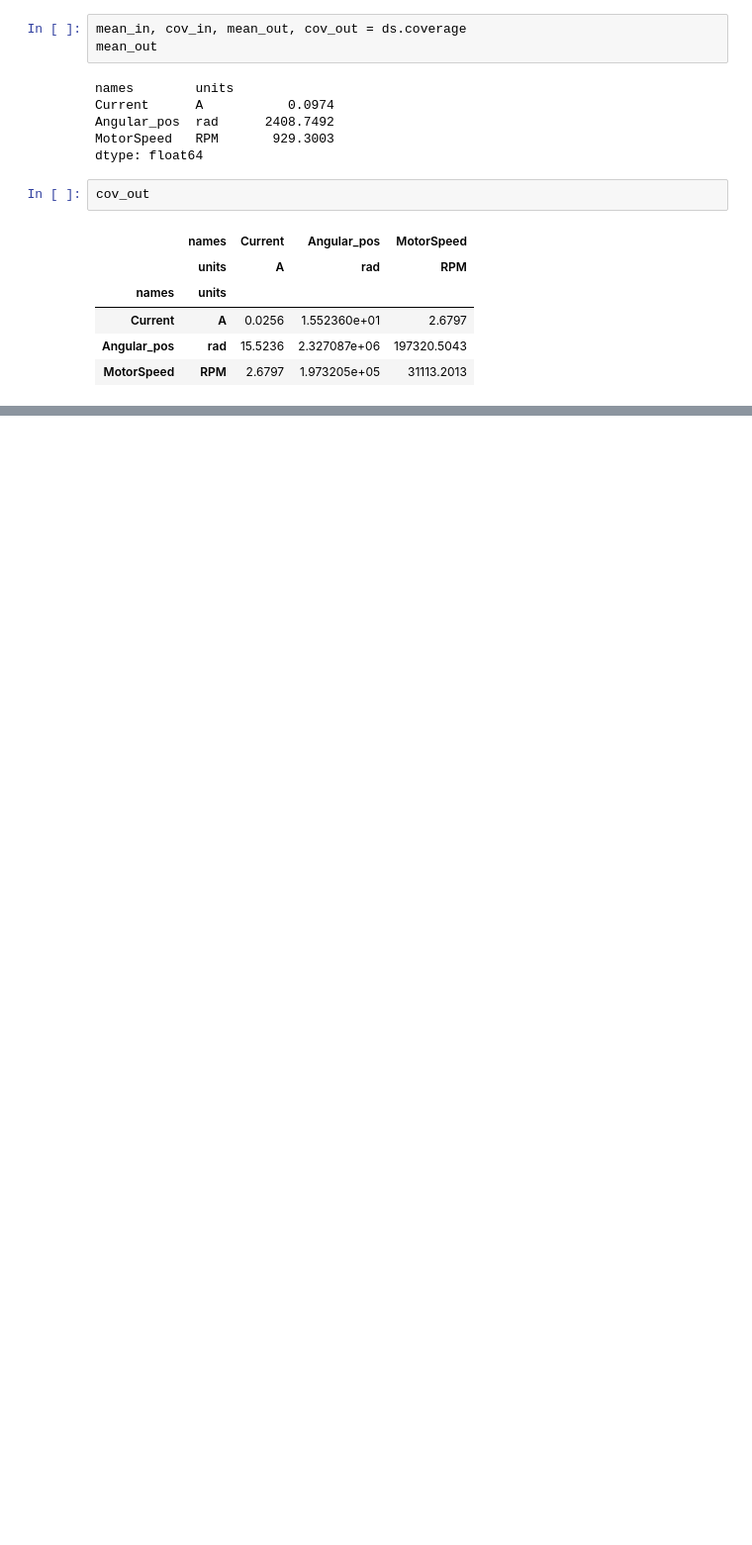
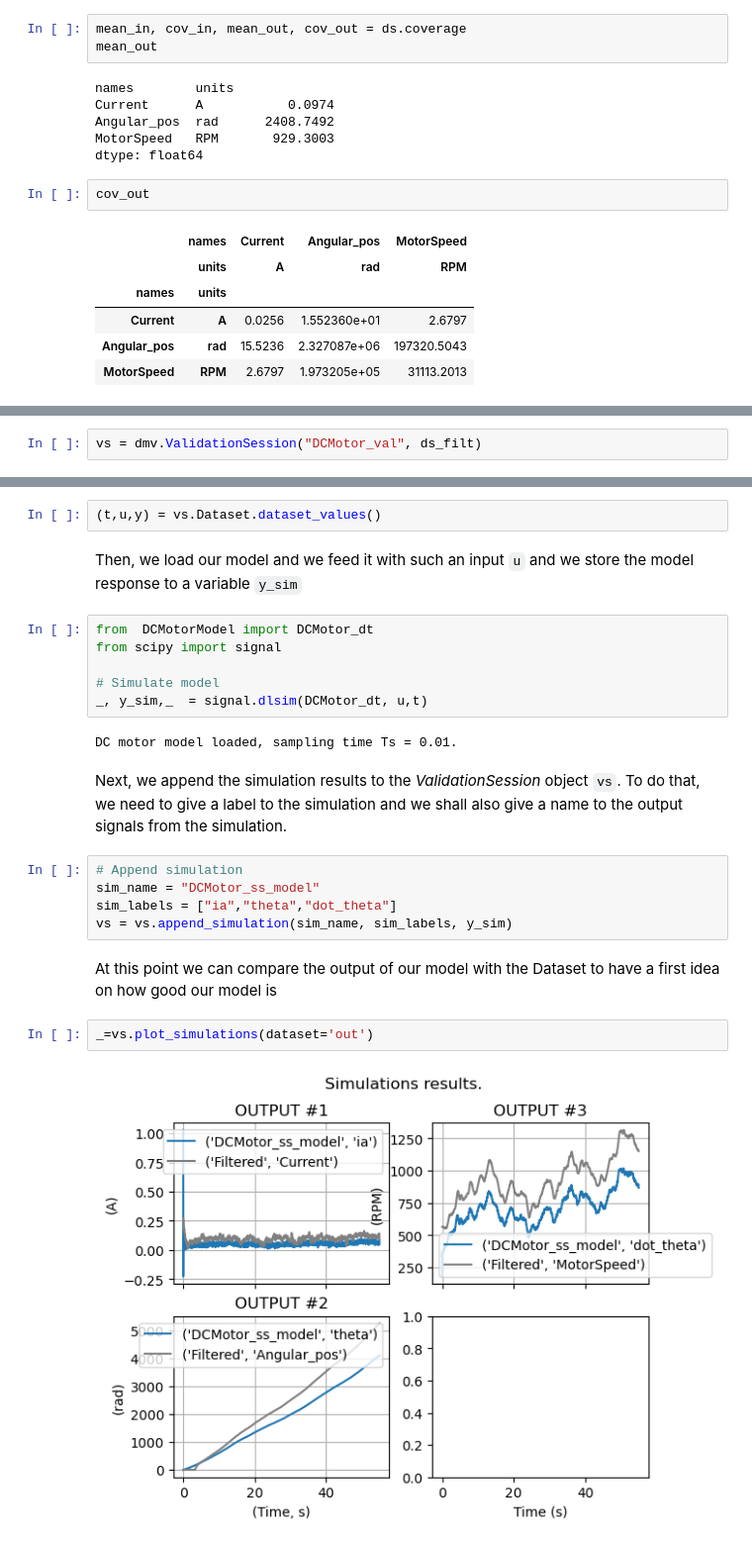
Before and after one commit to VolvoGroup/dymoval, a Jupyter notebook: scripts/tutorial.ipynb, the cells around one changed output, grey strips where cells are left out. Shown: that part at 99% size. Saved outputs shown, nothing was run; the diff lists cells and outputs as text; blank space fills up the shorter version.

```diff
--- a/scripts/tutorial.ipynb
+++ b/scripts/tutorial.ipynb
@@ -131,0 +172,2 @@ dmv.compare_datasets(ds,ds_filt,kind="coverage")
+# %%
+vs = dmv.ValidationSession("DCMotor_val", ds_filt)
@@ -131,0 +177,25 @@ dmv.compare_datasets(ds,ds_filt,kind="coverage")
+# %%
+(t,u,y) = vs.Dataset.dataset_values()
+# %% [markdown]
+Then, we load our model and we feed it with such an input `u` and we store the model response to a variable `y_sim`
+# %%
+from  DCMotorModel import DCMotor_dt
+from scipy import signal
+
+# Simulate model
+_, y_sim,_  = signal.dlsim(DCMotor_dt, u,t)
+# %% [output]
+DC motor model loaded, sampling time Ts = 0.01.
+# %% [markdown]
+Next, we append the simulation results to the *ValidationSession* object `vs`. To do that, we need to give a label to the simulation and we shall also give a name to the output signals from the simulation.
+# %%
+# Append simulation
+sim_name = "DCMotor_ss_model"
+sim_labels = ["ia","theta","dot_theta"]
+vs = vs.append_simulation(sim_name, sim_labels, y_sim)
+# %% [markdown]
+At this point we can compare the output of our model with the Dataset to have a first idea on how good our model is
+# %%
+_=vs.plot_simulations(dataset='out')
+# %% [output]
+[figure, added]
```
Also changed, not shown: parts of 35 cells of this notebook, 5 other files.
